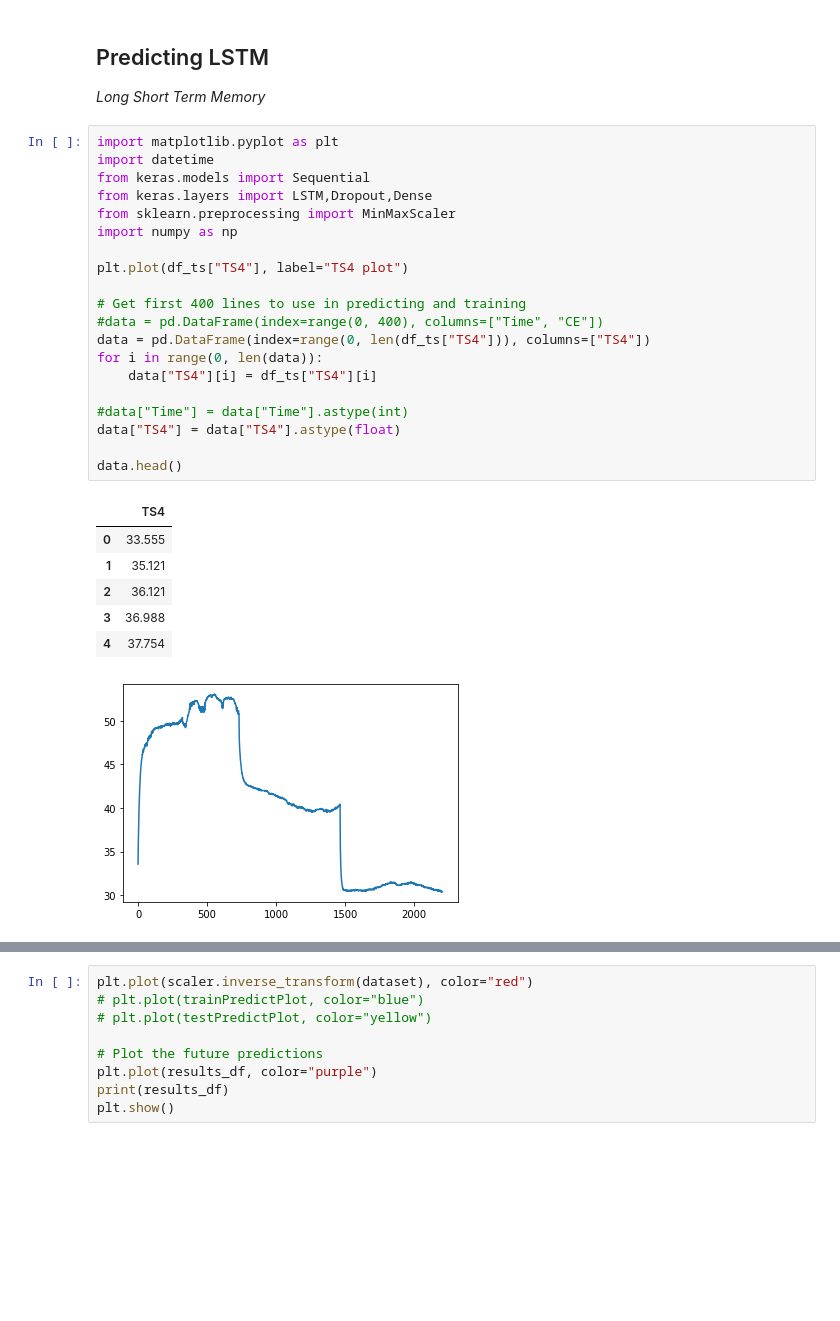
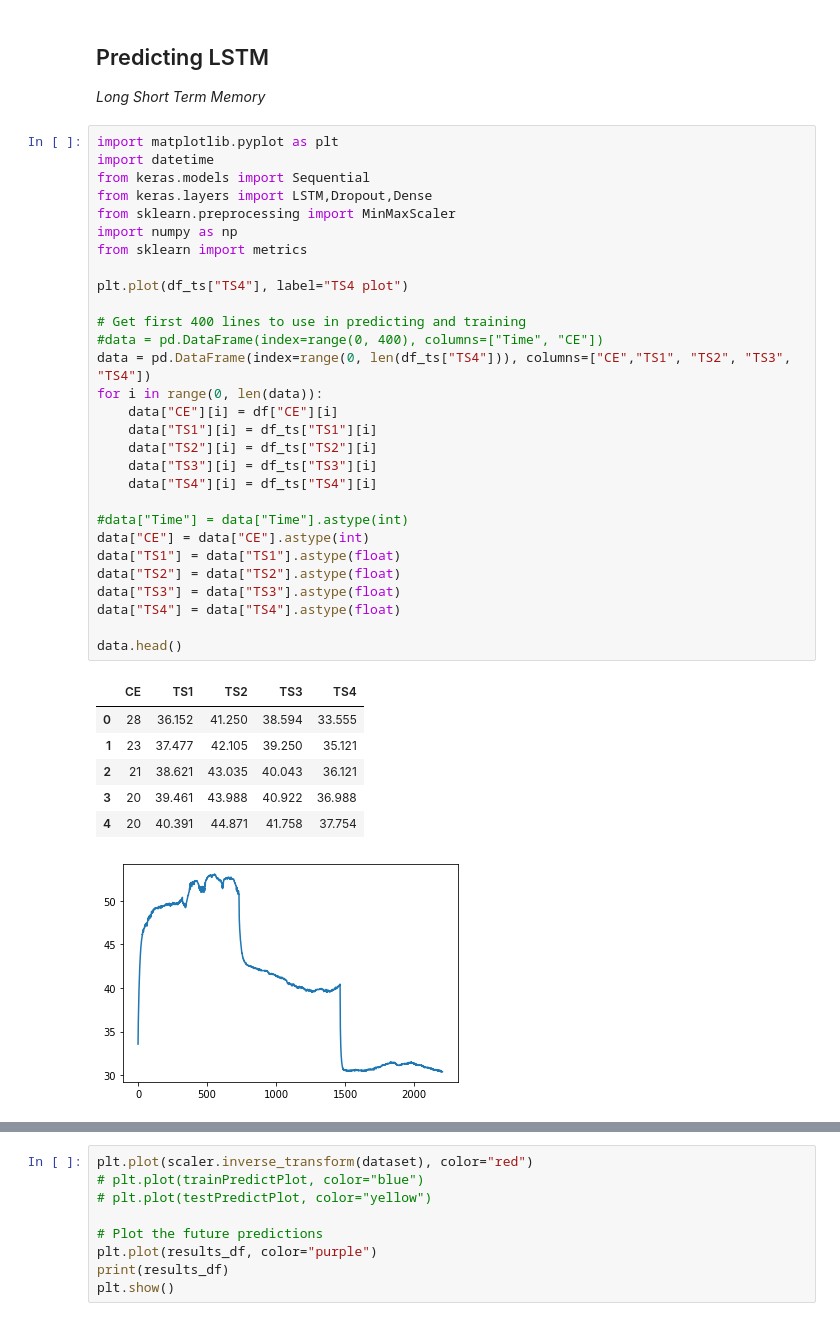
Before and after one commit to Predictive-maintenance-casus-2021/Predictive-Maintenance-supervised-learning, a Jupyter notebook: PredictiveMaintenanceMainNotebook.ipynb, the cells around one changed output, grey strips where cells are left out. Drawn from its saved outputs; the diff is of its cells as text; blank space fills up the shorter version.

```diff
--- a/PredictiveMaintenanceMainNotebook.ipynb
+++ b/PredictiveMaintenanceMainNotebook.ipynb
@@ -96,29 +104,38 @@ _Long Short Term Memory_
 # %%
 import matplotlib.pyplot as plt
 import datetime
 from keras.models import Sequential
 from keras.layers import LSTM,Dropout,Dense
 from sklearn.preprocessing import MinMaxScaler
 import numpy as np
+from sklearn import metrics
 
 plt.plot(df_ts["TS4"], label="TS4 plot")
 
 # Get first 400 lines to use in predicting and training
 #data = pd.DataFrame(index=range(0, 400), columns=["Time", "CE"])
-data = pd.DataFrame(index=range(0, len(df_ts["TS4"])), columns=["TS4"])
+data = pd.DataFrame(index=range(0, len(df_ts["TS4"])), columns=["CE","TS1", "TS2", "TS3", "TS4"])
 for i in range(0, len(data)):
+    data["CE"][i] = df["CE"][i]
+    data["TS1"][i] = df_ts["TS1"][i]
+    data["TS2"][i] = df_ts["TS2"][i]
+    data["TS3"][i] = df_ts["TS3"][i]
     data["TS4"][i] = df_ts["TS4"][i]
 
 #data["Time"] = data["Time"].astype(int)
+data["CE"] = data["CE"].astype(int)
+data["TS1"] = data["TS1"].astype(float)
+data["TS2"] = data["TS2"].astype(float)
+data["TS3"] = data["TS3"].astype(float)
 data["TS4"] = data["TS4"].astype(float)
 
 data.head()
 # %% [output]
-|  | TS4 |
-| 0 | 33.555 |
-| 1 | 35.121 |
-| 2 | 36.121 |
-| 3 | 36.988 |
-| 4 | 37.754 |
+|  | CE | TS1 | TS2 | TS3 | TS4 |
+| 0 | 28 | 36.152 | 41.250 | 38.594 | 33.555 |
+| 1 | 23 | 37.477 | 42.105 | 39.250 | 35.121 |
+| 2 | 21 | 38.621 | 43.035 | 40.043 | 36.121 |
+| 3 | 20 | 39.461 | 43.988 | 40.922 | 36.988 |
+| 4 | 20 | 40.391 | 44.871 | 41.758 | 37.754 |
 [figure]
 # %%
```
Also changed, not shown: parts of 15 cells of this notebook.
